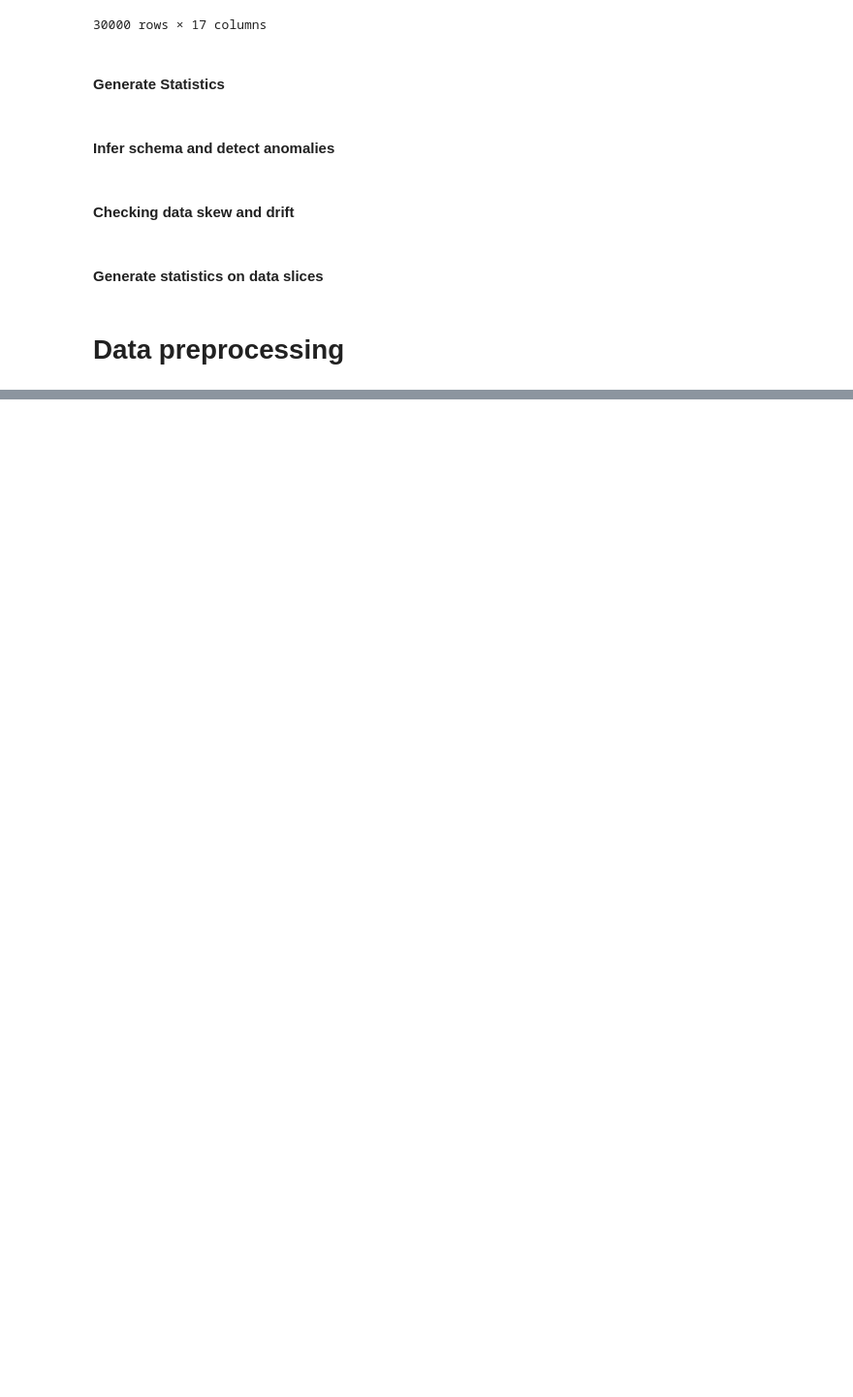
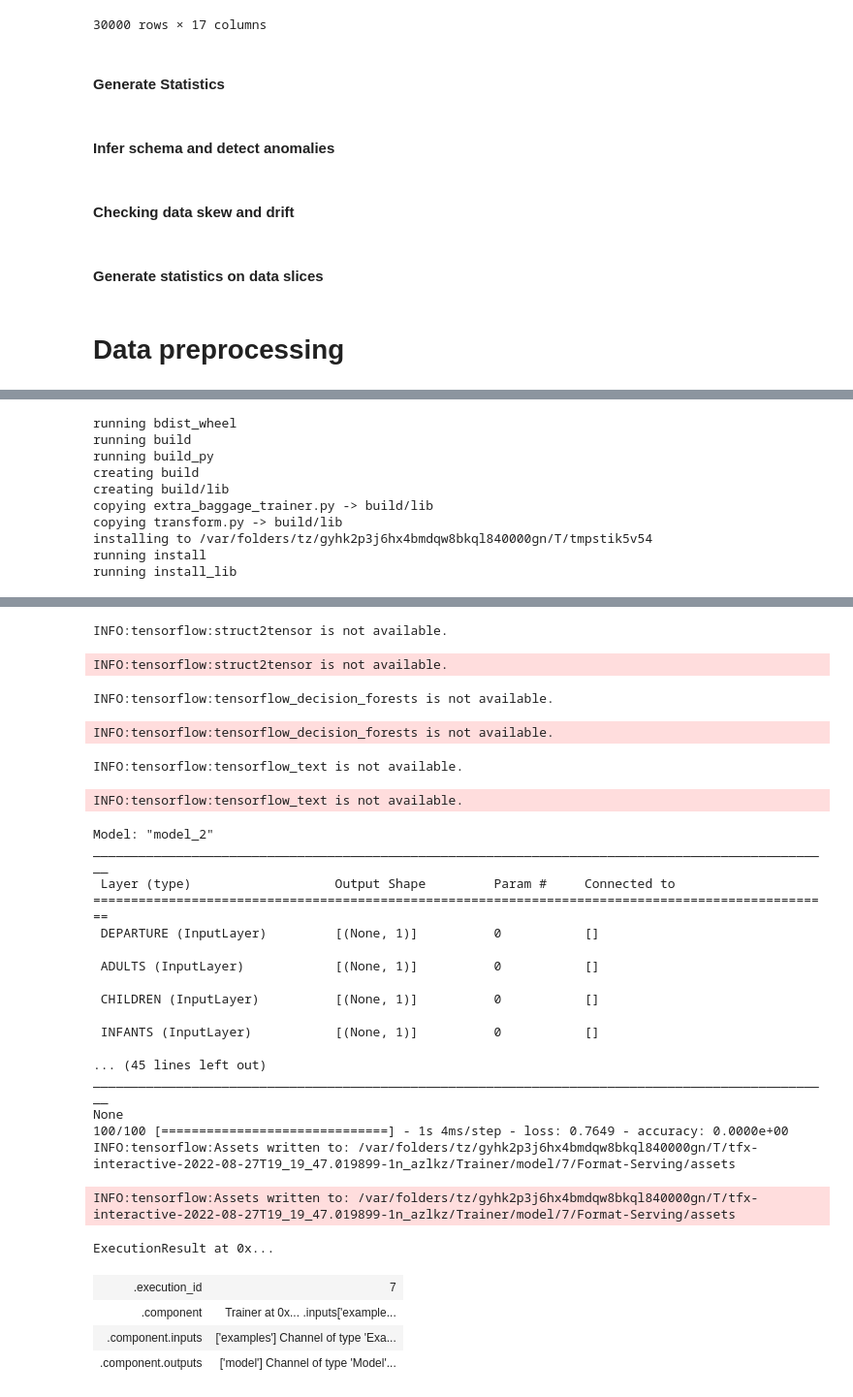
Before and after one commit to opartida/machine-learning-projects, a Jupyter notebook: edreams-test/baggagePrediction.ipynb, the cells around one changed output, grey strips where cells are left out. Shown at 97% size. Cells and saved outputs as stored; diff of their text form; code cells hidden in the pictures; blank space fills up the shorter version.

Commit message:
fix: add context evaluation

```diff
--- a/edreams-test/baggagePrediction.ipynb
+++ b/edreams-test/baggagePrediction.ipynb
@@ -462,3 +466,9 @@ def run_fn(fn_args: FnArgs):
+# %%
+from tfx.orchestration.experimental.interactive.interactive_context import (
+    InteractiveContext
+)
+
+context = InteractiveContext()
 # %%
 output = tfx.proto.Output(
              split_config= tfx.proto.SplitConfig(splits=[
@@ -545,0 +497,6 @@ Artifact at /var/folders/tz/gyhk2p3j6hx4bmdqw8bkql840000gn/T/tfx-interactive-202
+# %%
+schema_gen= tfx.components.SchemaGen(
+      statistics=stats_gen.outputs['statistics'], infer_feature_shape=True)
+
+context.run(schema_gen)
+context.show(schema_gen.outputs["schema"])
@@ -545,0 +582,6 @@ Artifact at /var/folders/tz/gyhk2p3j6hx4bmdqw8bkql840000gn/T/tfx-interactive-202
+# %%
+example_validator = tfx.components.ExampleValidator(
+    statistics=stats_gen.outputs['statistics'],
+    schema=schema_importer.outputs['result'])
+context.run(example_validator)
+context.show(example_validator.outputs["anomalies"])
@@ -545,0 +594,6 @@ Artifact at /var/folders/tz/gyhk2p3j6hx4bmdqw8bkql840000gn/T/tfx-interactive-202
+# %%
+transform = tfx.components.Transform(
+    examples=example_gen.outputs['examples'],
+    schema=schema_importer.outputs['result'],
+    module_file=_transform_module_file)
+context.run(transform, enable_cache=False)
@@ -545,0 +660,20 @@ Artifact at /var/folders/tz/gyhk2p3j6hx4bmdqw8bkql840000gn/T/tfx-interactive-202
+# %%
+trainer = tfx.components.Trainer(
+      module_file=_trainer_module_file,
+      examples=example_gen.outputs['examples'],
+      schema=schema_importer.outputs['result'],
+      transform_graph=transform.outputs['transform_graph'],
+      train_args=tfx.proto.TrainArgs(num_steps=100),
+      eval_args=tfx.proto.EvalArgs(num_steps=5))
+context.run(trainer, enable_cache=False)
+# %% [output]
+running bdist_wheel
+running build
+running build_py
+creating build
+creating build/lib
+copying extra_baggage_trainer.py -> build/lib
+copying transform.py -> build/lib
+installing to /var/folders/tz/gyhk2p3j6hx4bmdqw8bkql840000gn/T/tmpstik5v54
+running install
+running install_lib
@@ -545,0 +698,29 @@ Artifact at /var/folders/tz/gyhk2p3j6hx4bmdqw8bkql840000gn/T/tfx-interactive-202
+INFO:tensorflow:struct2tensor is not available.
+INFO:tensorflow:struct2tensor is not available.
+INFO:tensorflow:tensorflow_decision_forests is not available.
+INFO:tensorflow:tensorflow_decision_forests is not available.
+INFO:tensorflow:tensorflow_text is not available.
+INFO:tensorflow:tensorflow_text is not available.
+Model: "model_2"
+__________________________________________________________________________________________________
+ Layer (type)                   Output Shape         Param #     Connected to
+==================================================================================================
+ DEPARTURE (InputLayer)         [(None, 1)]          0           []
+
+ ADULTS (InputLayer)            [(None, 1)]          0           []
+
+ CHILDREN (InputLayer)          [(None, 1)]          0           []
+
+ INFANTS (InputLayer)           [(None, 1)]          0           []
+
+... (45 lines left out)
+__________________________________________________________________________________________________
+None
+100/100 [==============================] - 1s 4ms/step - loss: 0.7649 - accuracy: 0.0000e+00
+INFO:tensorflow:Assets written to: /var/folders/tz/gyhk2p3j6hx4bmdqw8bkql840000gn/T/tfx-interactive-2022-08-27T19_19_47.019899-1n_azlkz/Trainer/model/7/Format-Serving/assets
+INFO:tensorflow:Assets written to: /var/folders/tz/gyhk2p3j6hx4bmdqw8bkql840000gn/T/tfx-interactive-2022-08-27T19_19_47.019899-1n_azlkz/Trainer/model/7/Format-Serving/assets
+ExecutionResult at 0x...
+| .execution_id | 7 |
+| .component | Trainer at 0x... .inputs['example... |
+| .component.inputs | ['examples'] Channel of type 'Exa... |
+| .component.outputs | ['model'] Channel of type 'Model'... |
```
Also changed, not shown: parts of 17 cells of this notebook, 1 other file.
